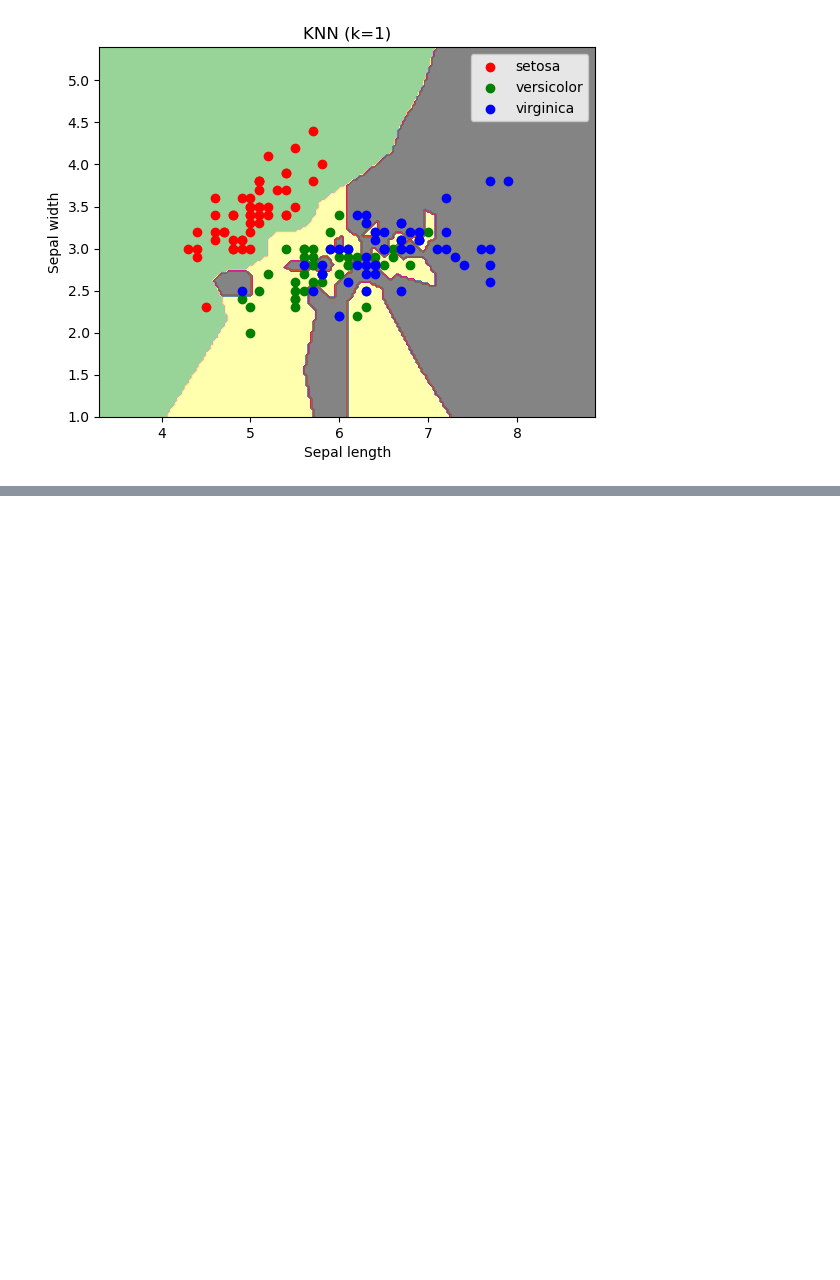
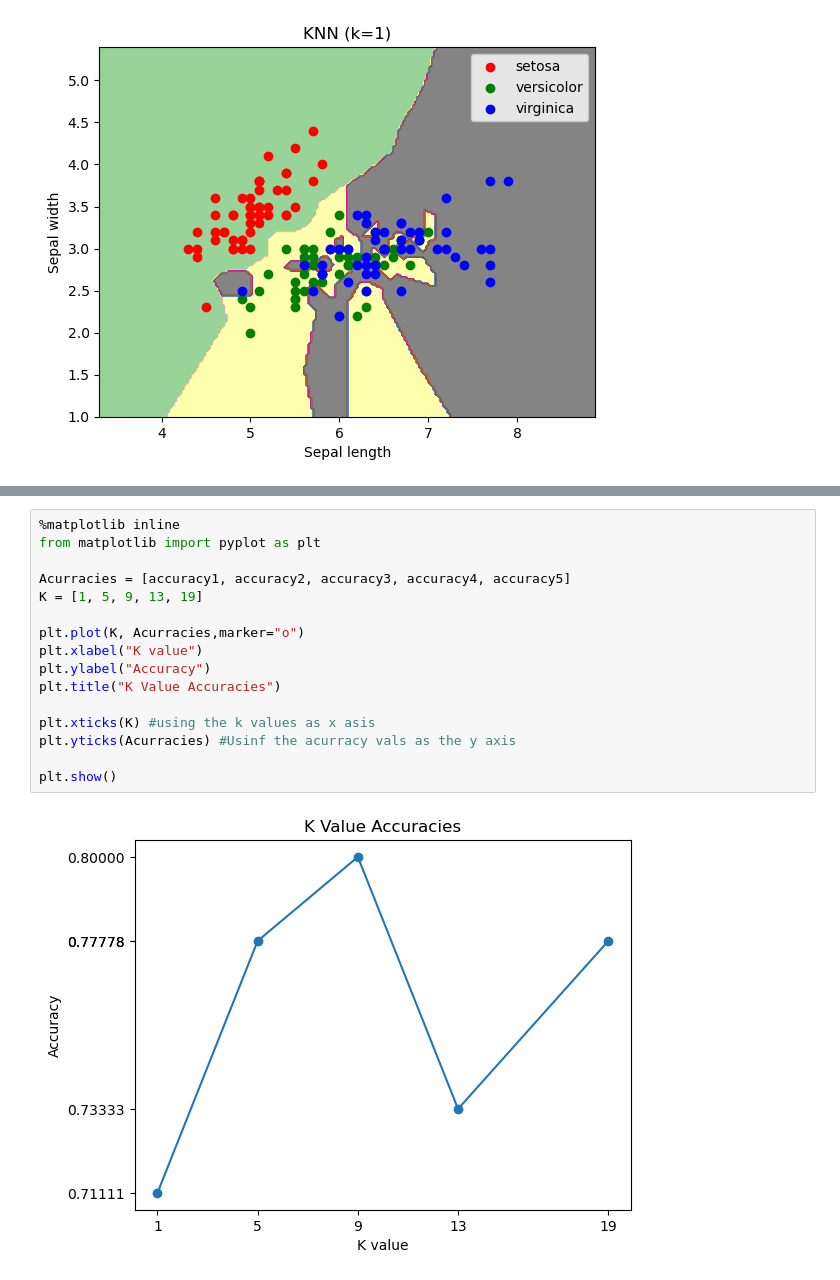
Before and after one commit to MarcoAxel/AI-ML, a Jupyter notebook: KNN_Model_Project/KNN_Model.ipynb, the cells around one changed output, grey strips where cells are left out. Drawn from its saved outputs; the diff is of its cells as text; blank space fills up the shorter version.

Commit message:
Plotted the acurracy for each K Val

```diff
--- a/KNN_Model_Project/KNN_Model.ipynb
+++ b/KNN_Model_Project/KNN_Model.ipynb
@@ -72,0 +211,18 @@ print(np.unique(predictions, return_counts=True))
+# %%
+%matplotlib inline
+from matplotlib import pyplot as plt
+
+Acurracies = [accuracy1, accuracy2, accuracy3, accuracy4, accuracy5]
+K = [1, 5, 9, 13, 19]
+
+plt.plot(K, Acurracies,marker="o")
+plt.xlabel("K value")
+plt.ylabel("Accuracy")
+plt.title("K Value Accuracies")
+
+plt.xticks(K) #using the k values as x asis
+plt.yticks(Acurracies) #Usinf the acurracy vals as the y axis
+
+plt.show()
+# %% [output]
+[figure, added]
```
Also changed, not shown: parts of 9 cells of this notebook.
